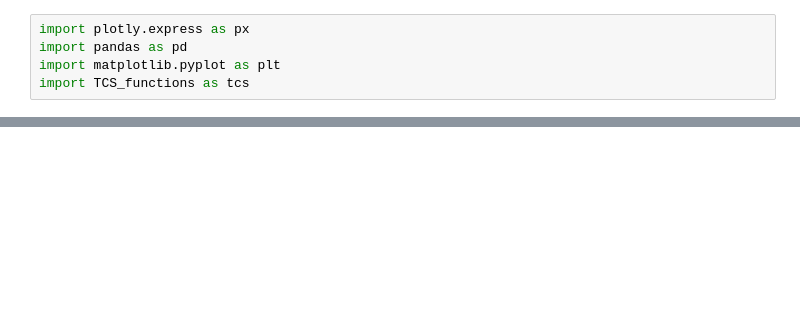
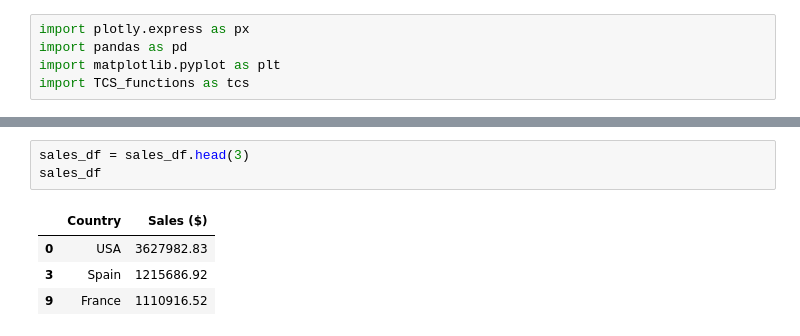
Before and after one commit to cameroncochrane/tcs_streamlit, a Jupyter notebook: test.ipynb, the cells around one changed output, grey strips where cells are left out. Cells and saved outputs as stored; diff of their text form; blank space fills up the shorter version.

```diff
--- a/test.ipynb
+++ b/test.ipynb
@@ -109,0 +166,8 @@ list(country_sales.keys())
+# %%
+sales_df = sales_df.head(3)
+sales_df
+# %% [output]
+|  | Country | Sales ($) |
+| 0 | USA | 3627982.83 |
+| 3 | Spain | 1215686.92 |
+| 9 | France | 1110916.52 |
```
Also changed, not shown: parts of 21 cells of this notebook, 2 other files.
